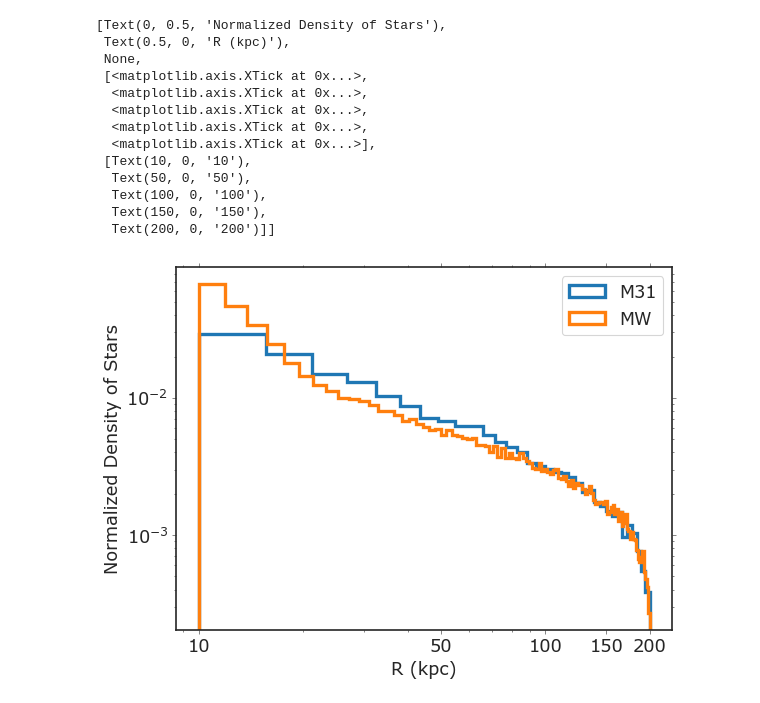
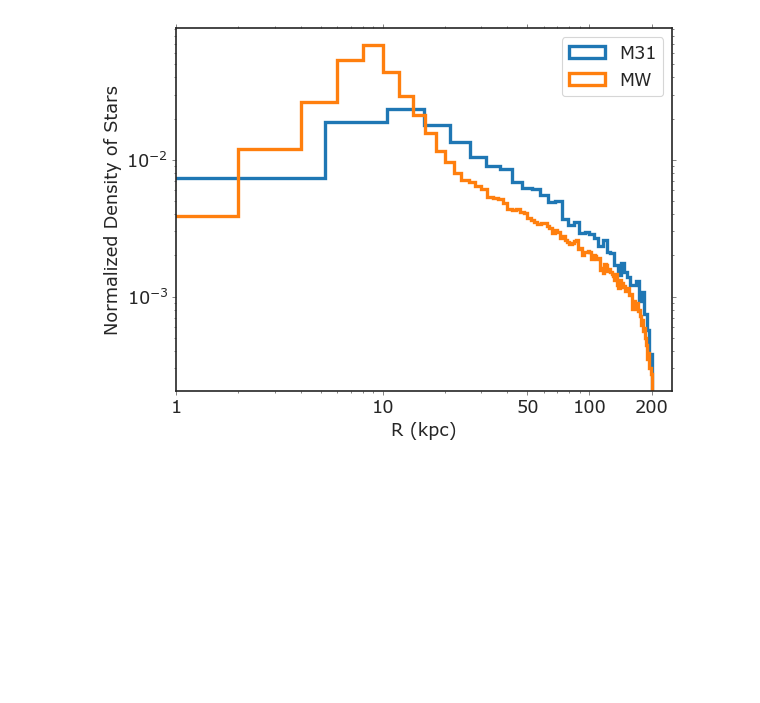
Before and after one commit to caganze/stellarstreams, a Jupyter notebook: notebooks/Visualize MW and M31 Stars.ipynb, the cells around one changed output. Saved outputs shown, nothing was run; the diff lists cells and outputs as text; code cells hidden in the pictures; blank space fills up the shorter version.

```diff
--- a/notebooks/Visualize MW and M31 Stars.ipynb
+++ b/notebooks/Visualize MW and M31 Stars.ipynb
@@ -91,28 +91,16 @@ rm, zm= popsims.galaxy.transform_tocylindrical(l, b, ds)
 # %%
 fig, ax=plt.subplots()
 _= plt.hist( np.abs(r/1000),  bins='auto', histtype='step',
-            density=True, log=True, label='M31', linewidth=3, range=[10,200])
+            density=True, log=True, label='M31', linewidth=3, range=[0,200])
 _= plt.hist( np.abs(rm/1000), bins=100,  histtype='step',\
-            density=True, log=True, label='MW',  linewidth=3,  range=[10,200])
+            density=True, log=True, label='MW',  linewidth=3,  range=[0,200])
 plt.legend()
 ax.minorticks_on()
-ax.set(ylabel='Normalized Density of Stars', xlabel=r'R (kpc)', xscale='log', xticks=[10, 50, 100, 150, 200],
-      xticklabels=[10, 50, 100, 150, 200])
+ax.set(ylabel='Normalized Density of Stars', xlabel=r'R (kpc)', xscale='log', xticks=[1, 10, 50, 100,  200],
+      xticklabels=[1, 10, 50, 100,  200])
+plt.savefig('../figures/simulated_densities.jpeg')
 # %% [output]
-[Text(0, 0.5, 'Normalized Density of Stars'),
- Text(0.5, 0, 'R (kpc)'),
- None,
- [<matplotlib.axis.XTick at 0x...>,
-  <matplotlib.axis.XTick at 0x...>,
-  <matplotlib.axis.XTick at 0x...>,
-  <matplotlib.axis.XTick at 0x...>,
-  <matplotlib.axis.XTick at 0x...>],
- [Text(10, 0, '10'),
-  Text(50, 0, '50'),
-  Text(100, 0, '100'),
-  Text(150, 0, '150'),
-  Text(200, 0, '200')]]
-[figure, old version]
+[figure, new version]
 # %%
 rgc='50_60'
 fname=path_isochrone+'simulated_df_at_M31_normalized_extended_rgc{}.csv'.format(rgc)
```
Also changed, not shown: parts of 3 cells of this notebook, 8 other files.
